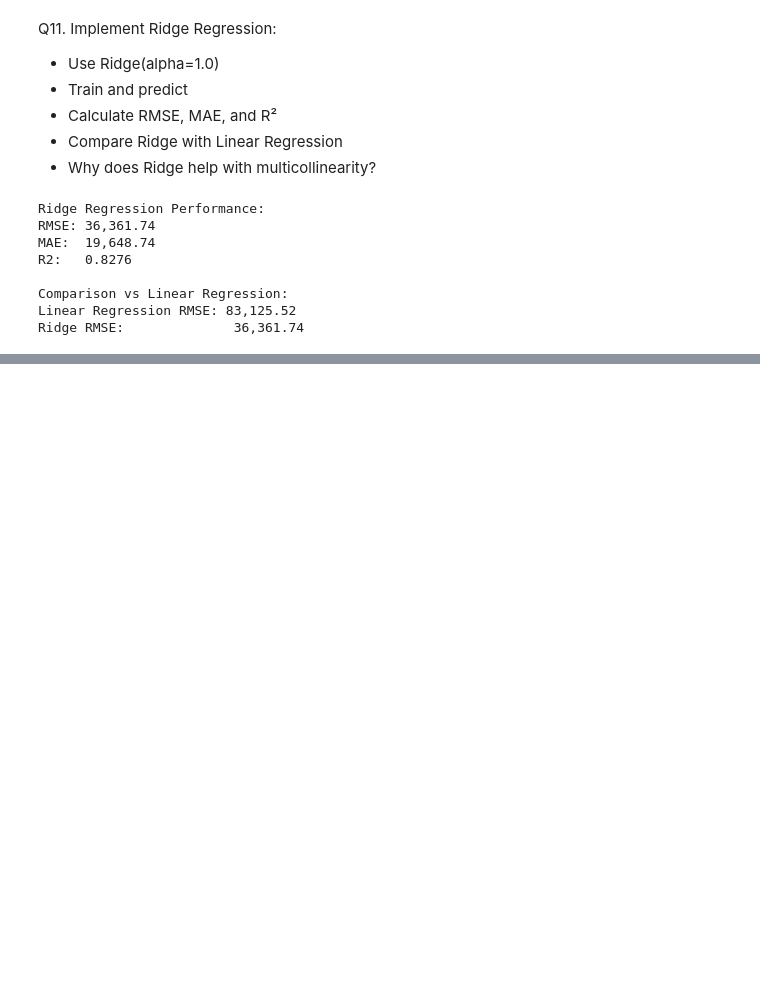
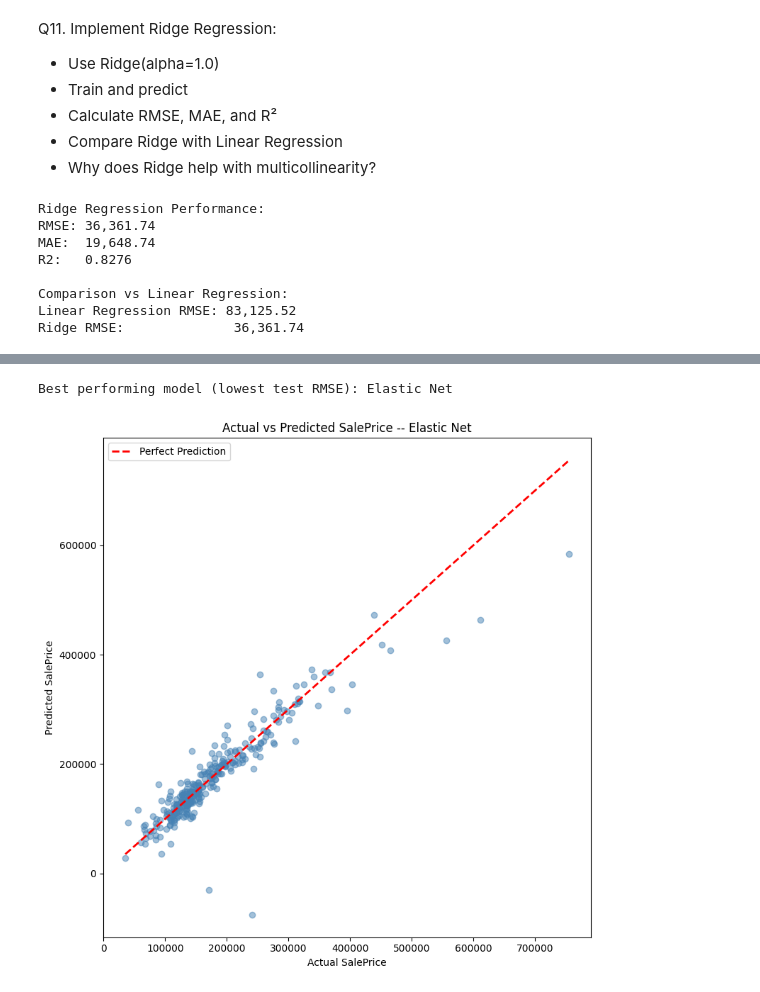
Before and after one commit to bharat-vashisht/house-prices-regression, a Jupyter notebook: house_prices_analysis.ipynb, the cells around one changed output, grey strips where cells are left out. Drawn from its saved outputs; the diff is of its cells as text; code cells hidden in the pictures; blank space fills up the shorter version.

Commit message:
Q11-Q19 Regression Models, Model comparison & Final Interpretation

```diff
--- a/house_prices_analysis.ipynb
+++ b/house_prices_analysis.ipynb
@@ -455,0 +561,15 @@ Ridge RMSE:              36,361.74
+# %%
+from sklearn.svm import SVR
+
+svr = SVR(kernel='rbf')
+svr.fit(X_train_scaled, y_train)
+y_pred_svr = svr.predict(X_test_scaled)
+
+rmse_svr = np.sqrt(mean_squared_error(y_test, y_pred_svr))
+mae_svr = mean_absolute_error(y_test, y_pred_svr)
+r2_svr = r2_score(y_test, y_pred_svr)
+
+print("SVR (RBF kernel) Performance:")
+print(f"RMSE: {rmse_svr:,.2f}")
+print(f"MAE:  {mae_svr:,.2f}")
+print(f"R2:   {r2_svr:.4f}")
@@ -455,0 +636,27 @@ Ridge RMSE:              36,361.74
+# %%
+# Pick whichever model has the lowest test RMSE so far as "the best regression model"
+model_results = {
+    'Linear Regression': (y_pred_lr, rmse_lr),
+    'Ridge': (y_pred_ridge, rmse_ridge),
+    'Lasso': (y_pred_lasso, rmse_lasso),
+    'Elastic Net': (y_pred_elastic, rmse_elastic),
+    'SVR (tuned)': (y_pred_best_svr, rmse_best_svr),
+}
+
+best_model_name = min(model_results, key=lambda k: model_results[k][1])
+best_predictions = model_results[best_model_name][0]
+print(f"Best performing model (lowest test RMSE): {best_model_name}")
+
+plt.figure(figsize=(8, 8))
+plt.scatter(y_test, best_predictions, alpha=0.5, color='steelblue')
+plt.plot([y_test.min(), y_test.max()], [y_test.min(), y_test.max()],
+         'r--', lw=2, label='Perfect Prediction')
+plt.xlabel('Actual SalePrice')
+plt.ylabel('Predicted SalePrice')
+plt.title(f'Actual vs Predicted SalePrice -- {best_model_name}')
+plt.legend()
+plt.tight_layout()
+plt.show()
+# %% [output]
+Best performing model (lowest test RMSE): Elastic Net
+[figure, added]
```
Also changed, not shown: parts of 21 cells of this notebook.
